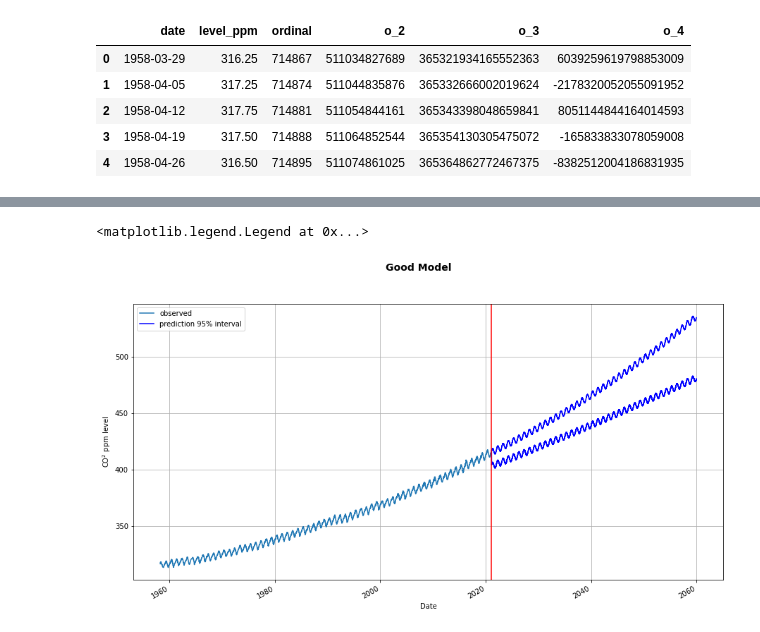
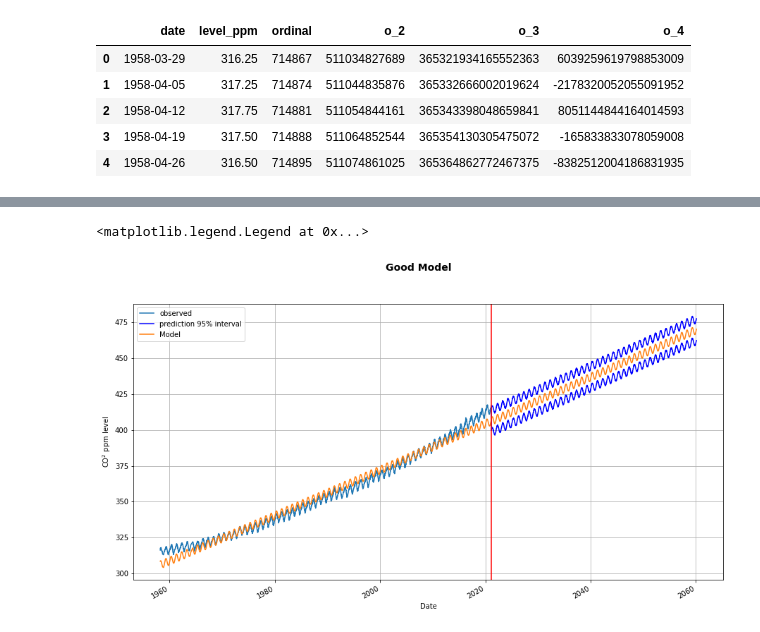
Before and after one commit to Inventrohyder/cs146, a Jupyter notebook: Assignments/final-project/notebook.ipynb, the cells around one changed output, grey strips where cells are left out. Cells and saved outputs as stored; diff of their text form; code cells hidden in the pictures.

Commit message:
✨ feat: try building a good model

```diff
--- a/Assignments/final-project/notebook.ipynb
+++ b/Assignments/final-project/notebook.ipynb
@@ -302,8 +308,9 @@ Wall time: 49.4 s
 # %%
-%%tdate_rangeod_parameters = ['t_intercept', 'a', 'b', 'c2', 'c3', 'sigma']
+%%time
+good_parameters = ['t_intercept', 'a', 'b', 'c2', 'c3', 'sigma']
 good_results = good_stan_model.sampling(
     data=stan_data,
-    control = {'max_treedepth': 15, 'adapt_delta': 0.9},
+    control = {'max_treedepth': 15, 'adapt_delta': 1},
 #     init = [
 #         {'t_intercept': lr.intercept_[0], 'a': lr.coef_[0][0]},
 #         {'t_intercept': lr_2.intercept_[0], 'a': lr_2.coef_[0][0], 'b': lr_2.coef_[0][1], 'c': 2},
@@ -369,30 +373,30 @@ good_prediction_interval = np.percentile(good_prediction, axis=0, q=[2.5, 97.5])
 # %%
 fig = plt.figure(figsize=(15, 8))
 ax = fig.add_subplot()
 
 fig.suptitle('Good Model', fontsize=14, fontweight='bold')
 # Observed data
 df.plot('date', 'level_ppm', ax=ax, grid=True, label='observed')
 
 # 95% confidence interval lower and upper bounds
 ax.plot(
     future_dates,
     np.concatenate((df['level_ppm'][-1:], good_prediction_interval[0,1:])),
     'b-', label='prediction 95% interval')
 ax.plot(
     future_dates,
     np.concatenate((df['level_ppm'][-1:], good_prediction_interval[1,1:])),
     'b-')
 
 # Model
-model_predictions = good_c0 + good_c1*np.exp(good_c2 * to_predict*stan_data['scalingFactor']) + good_c3 * np.cos(2 * np.pi * to_predict / 365.25 + good_c4)
-# ax.plot(to_predict_dates, model_predictions, label="Model")
+model_predictions =  good_t_intercept + good_a * to_predict + good_b * to_predict**2 + good_c2 * np.cos(2 * np.pi * to_predict / 365.25 + good_c3)
+ax.plot(to_predict_dates, model_predictions, label="Model")
 
 # Last observed date line
 ax.axvline(max(df['date']), color='red')
 ax.set_xlabel('Date')
 ax.set_ylabel('CO$^2$ ppm level')
 ax.legend()
 # %% [output]
 <matplotlib.legend.Legend at 0x...>
-[figure, old version]
+[figure, new version]
```
Also changed, not shown: parts of 8 cells of this notebook, 1 other file.
